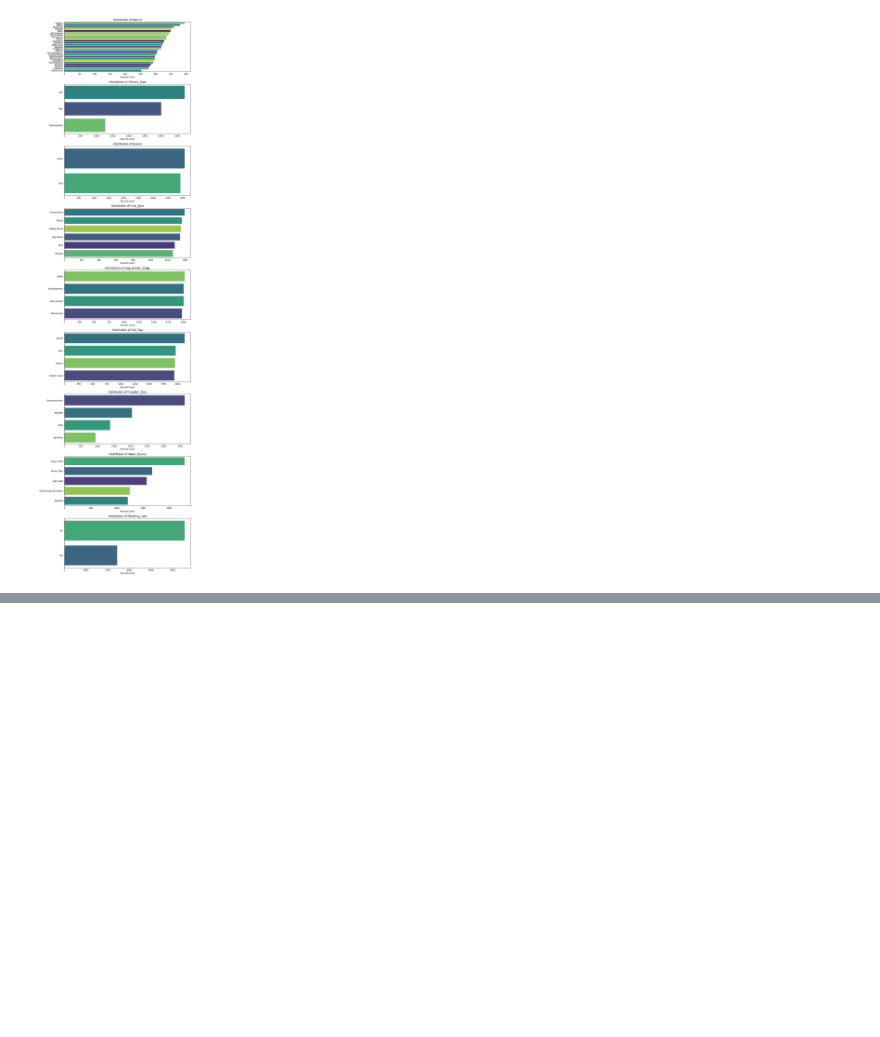
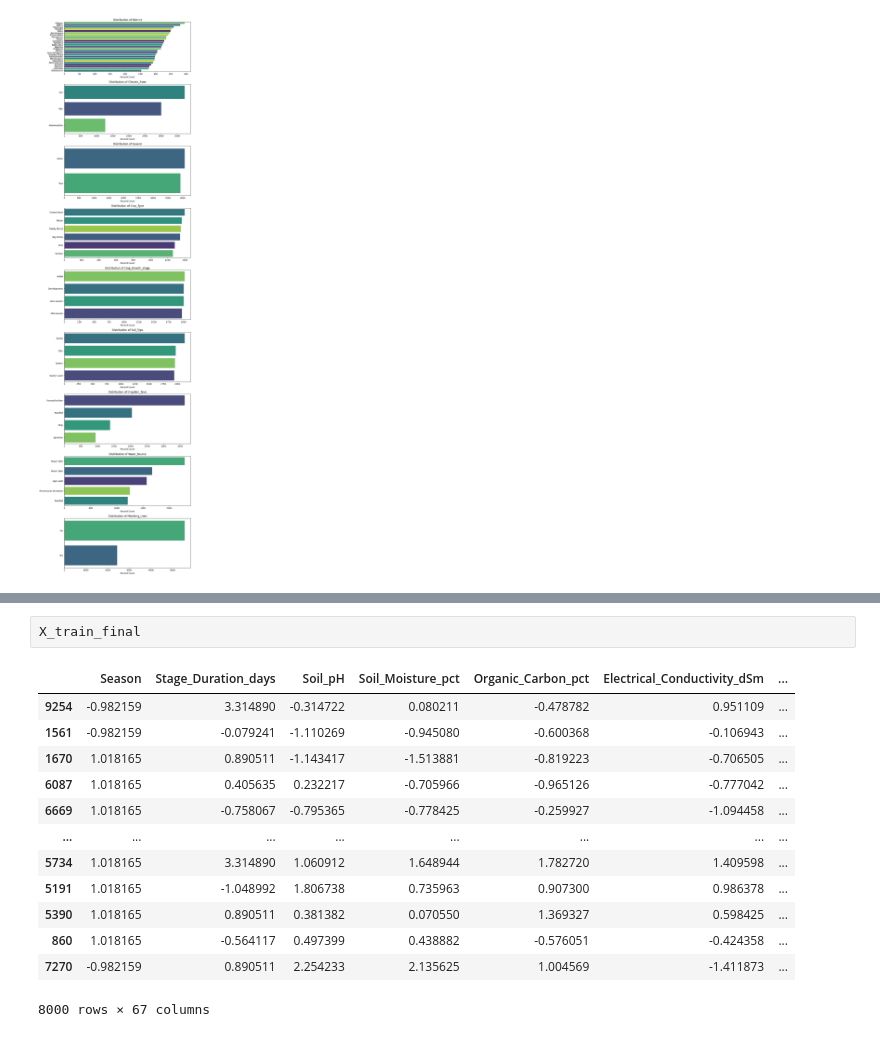
Before and after one commit to ShabeebMhd/Irrigation-water-requirement-prediction, a Jupyter notebook: Preprocessing/Irrigation water requirement prediction.ipynb, the cells around one changed output, grey strips where cells are left out. Saved outputs shown, nothing was run; the diff lists cells and outputs as text; blank space fills up the shorter version.

```diff
--- a/Preprocessing/Irrigation water requirement prediction.ipynb
+++ b/Preprocessing/Irrigation water requirement prediction.ipynb
@@ -423,0 +685,16 @@ plt.show()
+# %%
+X_train_final
+# %% [output]
+|  | Season | Stage_Duration_days | Soil_pH | Soil_Moisture_pct | Organic_Carbon_pct | Electrical_Conductivity_dSm | ... |
+| 9254 | -0.982159 | 3.314890 | -0.314722 | 0.080211 | -0.478782 | 0.951109 | ... |
+| 1561 | -0.982159 | -0.079241 | -1.110269 | -0.945080 | -0.600368 | -0.106943 | ... |
+| 1670 | 1.018165 | 0.890511 | -1.143417 | -1.513881 | -0.819223 | -0.706505 | ... |
+| 6087 | 1.018165 | 0.405635 | 0.232217 | -0.705966 | -0.965126 | -0.777042 | ... |
+| 6669 | 1.018165 | -0.758067 | -0.795365 | -0.778425 | -0.259927 | -1.094458 | ... |
+| ... | ... | ... | ... | ... | ... | ... | ... |
+| 5734 | 1.018165 | 3.314890 | 1.060912 | 1.648944 | 1.782720 | 1.409598 | ... |
+| 5191 | 1.018165 | -1.048992 | 1.806738 | 0.735963 | 0.907300 | 0.986378 | ... |
+| 5390 | 1.018165 | 0.890511 | 0.381382 | 0.070550 | 1.369327 | 0.598425 | ... |
+| 860 | 1.018165 | -0.564117 | 0.497399 | 0.438882 | -0.576051 | -0.424358 | ... |
+| 7270 | -0.982159 | 0.890511 | 2.254233 | 2.135625 | 1.004569 | -1.411873 | ... |
+8000 rows × 67 columns
```
Also changed, not shown: parts of 11 cells of this notebook.
